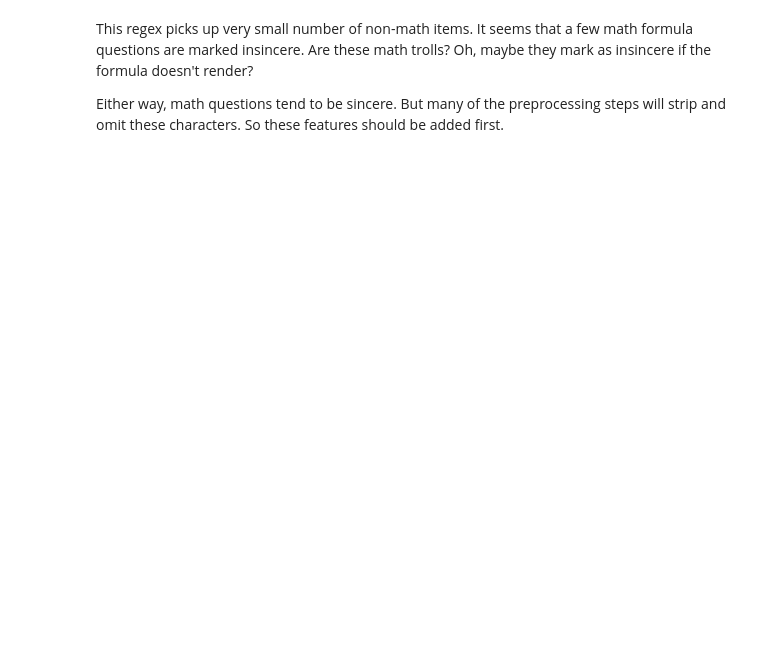
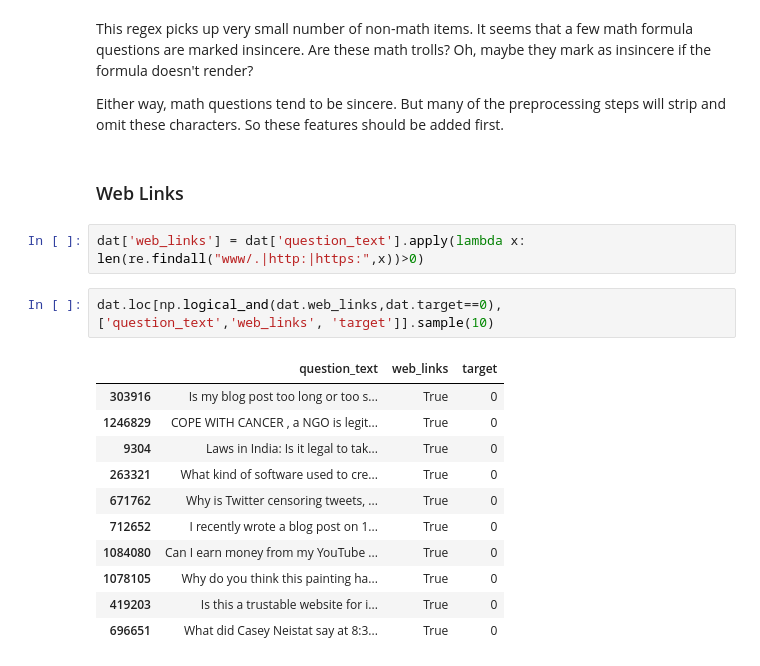
Before and after one commit to carrieisaacson/kaggle_quora, a Jupyter notebook: notebooks/0_EDA.ipynb, the cells around one changed output. Drawn from its saved outputs; the diff is of its cells as text; blank space fills up the shorter version.

```diff
--- a/notebooks/0_EDA.ipynb
+++ b/notebooks/0_EDA.ipynb
@@ -513,3 +529,21 @@ dat[['math_symbols', 'target']].groupby('math_symbols').agg(['sum','count','mean
 This regex picks up very small number of non-math items. It seems that a few math formula questions are marked insincere. Are these math trolls? Oh, maybe they mark as insincere if the formula doesn't render?
 
 Either way, math questions tend to be sincere. But many of the preprocessing steps will strip and omit these characters. So these features should be added first.
+# %% [markdown]
+### Web Links
+# %%
+dat['web_links'] = dat['question_text'].apply(lambda x: len(re.findall("www/.|http:|https:",x))>0)
+# %%
+dat.loc[np.logical_and(dat.web_links,dat.target==0), ['question_text','web_links', 'target']].sample(10)
+# %% [output]
+|  | question_text | web_links | target |
+| 303916 | Is my blog post too long or too s... | True | 0 |
+| 1246829 | COPE WITH CANCER , a NGO is legit... | True | 0 |
+| 9304 | Laws in India: Is it legal to tak... | True | 0 |
+| 263321 | What kind of software used to cre... | True | 0 |
+| 671762 | Why is Twitter censoring tweets, ... | True | 0 |
+| 712652 | I recently wrote a blog post on 1... | True | 0 |
+| 1084080 | Can I earn money from my YouTube ... | True | 0 |
+| 1078105 | Why do you think this painting ha... | True | 0 |
+| 419203 | Is this a trustable website for i... | True | 0 |
+| 696651 | What did Casey Neistat say at 8:3... | True | 0 |
```
Also changed, not shown: parts of 13 cells of this notebook.
